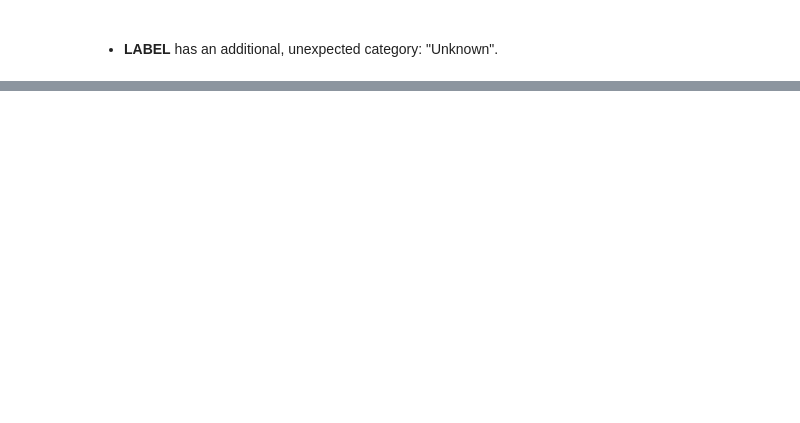
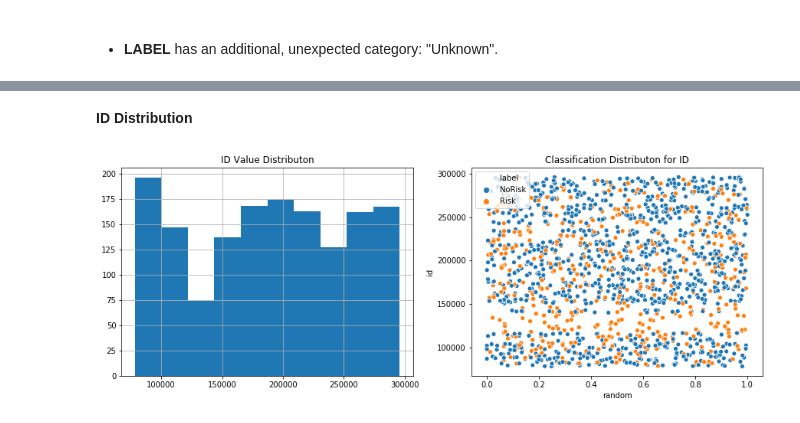
Before and after one commit to crkaz/data-mining, a Jupyter notebook: acw/ACW.ipynb, the cells around one changed output, grey strips where cells are left out. Drawn from its saved outputs; the diff is of its cells as text; code cells hidden in the pictures; blank space fills up the shorter version.

```diff
--- a/acw/ACW.ipynb
+++ b/acw/ACW.ipynb
@@ -799,0 +1107,6 @@ Revisits:
+# %%
+# Drop the nan labels and unknown classifications from imputedDf
+#.. they are imputed in another df (labelsImputed).
+imputedDf = imputedDf.replace("Unknown", np.nan)
+imputedDf = imputedDf.dropna()
+imputedDf.info() # Should be 1515 records left with no nulls.
@@ -799,0 +1179,6 @@ Revisits:
+# %% [markdown]
+**ID Distribution**
+# %%
+PlotDist(imputedDf,"id", "random", categoric=False)
+# %% [output]
+[figure, added]
```
Also changed, not shown: parts of 202 cells of this notebook, 5 other files.
